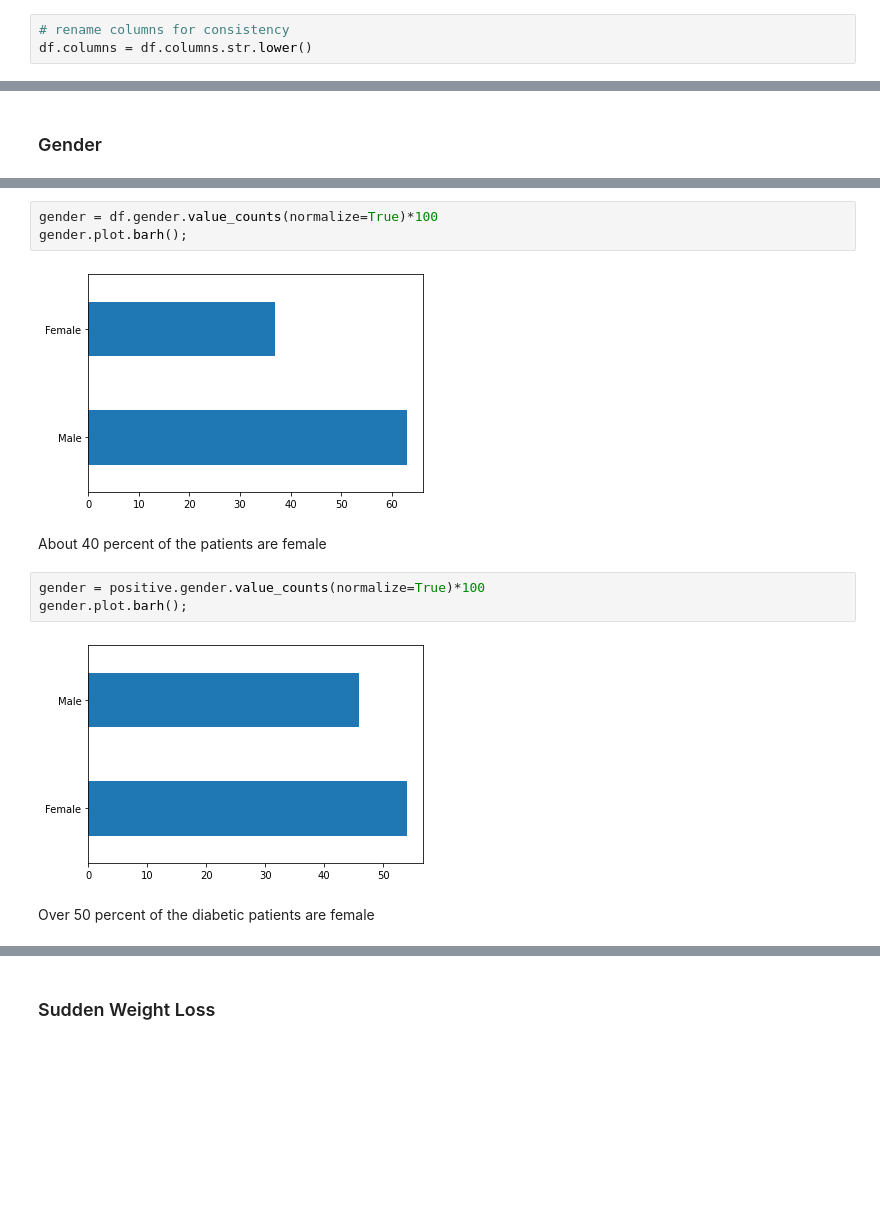
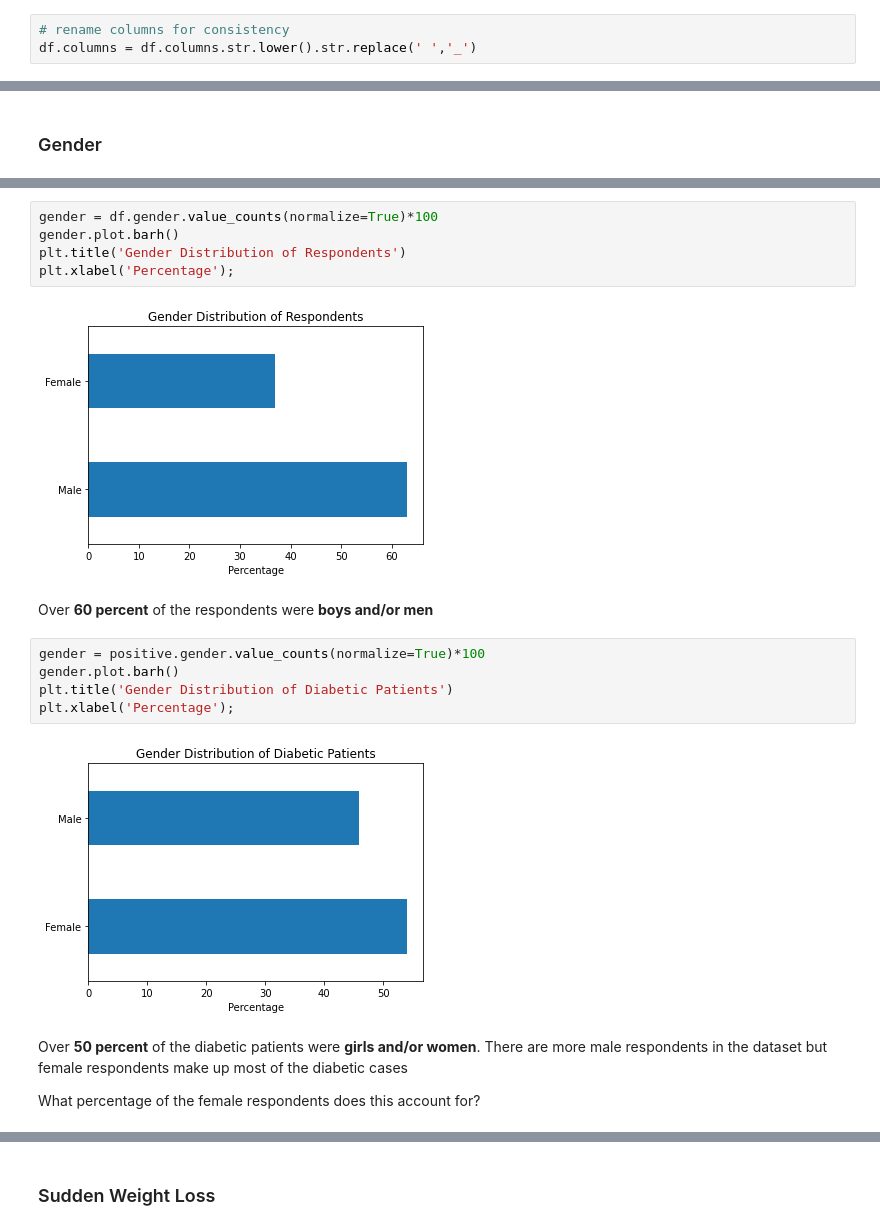
Before and after one commit to hassan-ademola/diabetes_prevention, a Jupyter notebook: diabetes_prevention.ipynb, the cells around one changed output, grey strips where cells are left out. Cells and saved outputs as stored; diff of their text form; blank space fills up the shorter version.

```diff
--- a/diabetes_prevention.ipynb
+++ b/diabetes_prevention.ipynb
@@ -27,7 +27,7 @@ df.head()
 **Age** is the only numerical variable in the dataset
 # %%
 # rename columns for consistency
-df.columns = df.columns.str.lower()
+df.columns = df.columns.str.lower().str.replace(' ','_')
 # %%
 # get a summary of the data
 df.info()
@@ -108,14 +108,20 @@ How well are each gender represented?
 # %%
 gender = df.gender.value_counts(normalize=True)*100
-gender.plot.barh();
+gender.plot.barh()
+plt.title('Gender Distribution of Respondents')
+plt.xlabel('Percentage');
 # %% [output]
-[figure, old version]
+[figure, new version]
 # %% [markdown]
-About 40 percent of the patients are female
+Over **60 percent** of the respondents were **boys and/or men**
 # %%
 gender = positive.gender.value_counts(normalize=True)*100
-gender.plot.barh();
+gender.plot.barh()
+plt.title('Gender Distribution of Diabetic Patients')
+plt.xlabel('Percentage');
 # %% [output]
-[figure, old version]
+[figure, new version]
 # %% [markdown]
-Over 50 percent of the diabetic patients are female
+Over **50 percent** of the diabetic patients were **girls and/or women**. There are more male respondents in the dataset but female respondents make up most of the diabetic cases
+
+What percentage of the female respondents does this account for?
```
Also changed, not shown: parts of 60 cells of this notebook.
